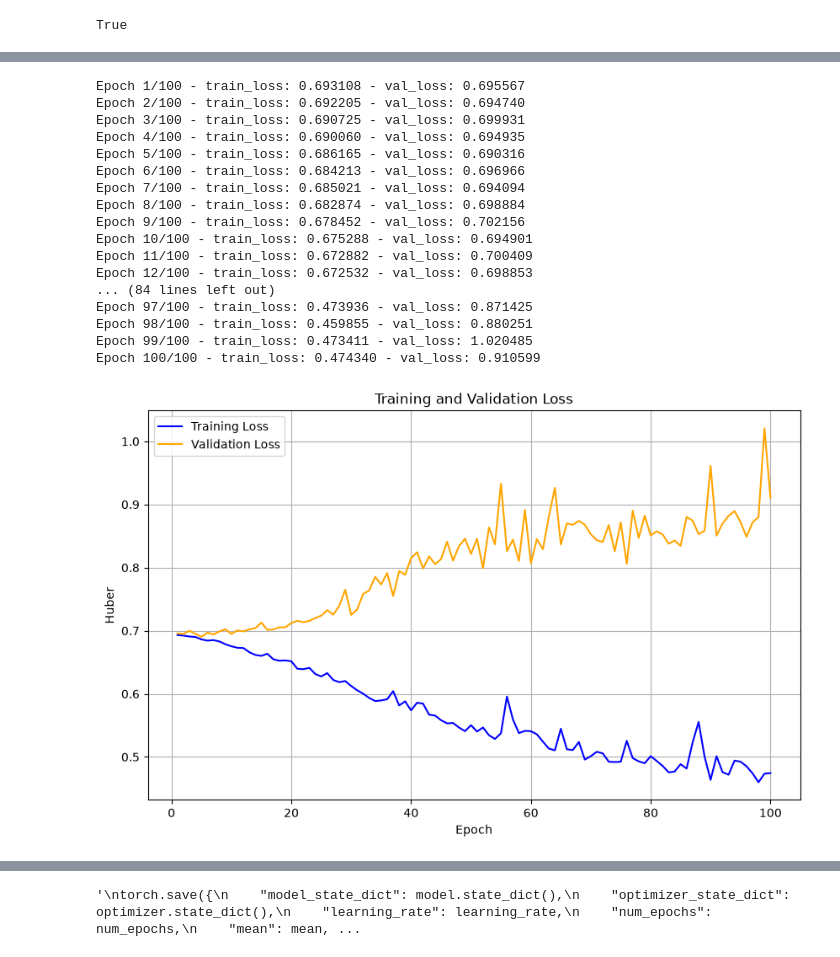
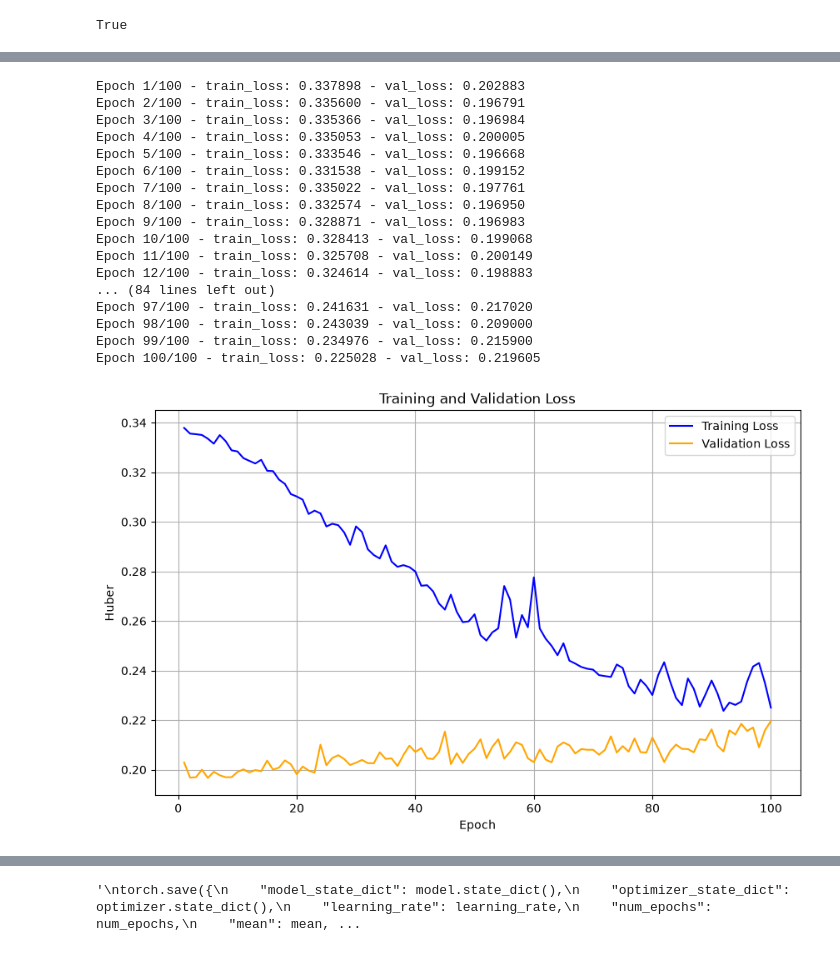
Before and after one commit to SANIC6/Bitcoin-Predictor, a Jupyter notebook: model 2.ipynb, the cells around one changed output, grey strips where cells are left out. Saved outputs shown, nothing was run; the diff lists cells and outputs as text; code cells hidden in the pictures.

```diff
--- a/model 2.ipynb
+++ b/model 2.ipynb
@@ -132,38 +91,27 @@ plt.show()
 values = df_combined[["price", "volume", 'log_return',
                        'log_return_lag2', 'log_return_lag1', 'volatility_6', 'volume_change']].to_numpy(dtype=np.float32)
 
-# Split into features (cols 0..6) and target (col 7) BEFORE scaling
-features = values[:, :7]
-targets  = values[:, 7]
+train_end = int(len(values) * 0.7)
+val_end = int(len(values) * 0.85)
 
-# Split by time FIRST so the scaler fits on TRAIN only
-train_end = int(len(features) * 0.7)
-val_end   = int(len(features) * 0.85)
+train = values[:train_end]
+val = values[train_end:val_end]
+test = values[val_end:]
 
-train_features = features[:train_end]
-val_features   = features[train_end:val_end]
-test_features  = features[val_end:]
-
-# Fit scaler on TRAIN features only
-mean = train_features.mean(axis=0)
-std  = train_features.std(axis=0)
+# Fit scaler on TRAIN only
+mean = train.mean(axis=0)
+std = train.std(axis=0)
 std[std == 0] = 1.0
 
-# Normalize features only — targets stay raw 0/1
-train_features = (train_features - mean) / std
-val_features   = (val_features - mean) / std
-test_features  = (test_features - mean) / std
+train = (train - mean) / std
+val = (val - mean) / std
+test = (test - mean) / std
 
-# Recombine: normalized features + untouched target
-train = np.column_stack([train_features, targets[:train_end]])
-val   = np.column_stack([val_features,   targets[train_end:val_end]])
-test  = np.column_stack([test_features,  targets[val_end:]])
-
-def windows(data, seq_len=30):
+def windows(data, seq_len=12):
     X, y = [], []
     for i in range(len(data) - seq_len):
         X.append(data[i:i + seq_len])
-        y.append(data[i + seq_len, 7])  # next log_return
+        y.append(data[i + seq_len, 2])  # next price
     return np.asarray(X, dtype=np.float32), np.asarray(y, dtype=np.float32)
 
 X_train, y_train = windows(train)
@@ -272,53 +201,53 @@ import matplotlib.pyplot as plt
 
 learning_rate = 0.01
 num_epochs = 100
-criterion = nn.BCELoss()
+criterion = nn.HuberLoss()
 optimizer = optim.Adam(model.parameters(), lr=learning_rate)
 
 training_loss = []
 testing_loss = []
 
 for epoch in range(num_epochs):
     train_model(
         model,
         train_data_loader,
         val_data_loader,
         optimizer,
         criterion,
         epoch,
         num_epochs,
         training_loss,
         testing_loss
     )
 
 plt.figure(figsize=(10, 6))
 plt.plot(range(1, len(training_loss) + 1), training_loss, label="Training Loss", color="blue")
 plt.plot(range(1, len(testing_loss) + 1), testing_loss, label="Validation Loss", color="orange")
 plt.xlabel("Epoch")
 plt.ylabel("Huber")
 plt.title("Training and Validation Loss")
 plt.legend()
 plt.grid(True)
 plt.show()
 # %% [output]
-Epoch 1/100 - train_loss: 0.693108 - val_loss: 0.695567
-Epoch 2/100 - train_loss: 0.692205 - val_loss: 0.694740
-Epoch 3/100 - train_loss: 0.690725 - val_loss: 0.699931
-Epoch 4/100 - train_loss: 0.690060 - val_loss: 0.694935
-Epoch 5/100 - train_loss: 0.686165 - val_loss: 0.690316
-Epoch 6/100 - train_loss: 0.684213 - val_loss: 0.696966
-Epoch 7/100 - train_loss: 0.685021 - val_loss: 0.694094
-Epoch 8/100 - train_loss: 0.682874 - val_loss: 0.698884
-Epoch 9/100 - train_loss: 0.678452 - val_loss: 0.702156
-Epoch 10/100 - train_loss: 0.675288 - val_loss: 0.694901
-Epoch 11/100 - train_loss: 0.672882 - val_loss: 0.700409
-Epoch 12/100 - train_loss: 0.672532 - val_loss: 0.698853
+Epoch 1/100 - train_loss: 0.337898 - val_loss: 0.202883
+Epoch 2/100 - train_loss: 0.335600 - val_loss: 0.196791
+Epoch 3/100 - train_loss: 0.335366 - val_loss: 0.196984
+Epoch 4/100 - train_loss: 0.335053 - val_loss: 0.200005
+Epoch 5/100 - train_loss: 0.333546 - val_loss: 0.196668
+Epoch 6/100 - train_loss: 0.331538 - val_loss: 0.199152
+Epoch 7/100 - train_loss: 0.335022 - val_loss: 0.197761
+Epoch 8/100 - train_loss: 0.332574 - val_loss: 0.196950
+Epoch 9/100 - train_loss: 0.328871 - val_loss: 0.196983
+Epoch 10/100 - train_loss: 0.328413 - val_loss: 0.199068
+Epoch 11/100 - train_loss: 0.325708 - val_loss: 0.200149
+Epoch 12/100 - train_loss: 0.324614 - val_loss: 0.198883
 ... (84 lines left out)
-Epoch 97/100 - train_loss: 0.473936 - val_loss: 0.871425
-Epoch 98/100 - train_loss: 0.459855 - val_loss: 0.880251
-Epoch 99/100 - train_loss: 0.473411 - val_loss: 1.020485
-Epoch 100/100 - train_loss: 0.474340 - val_loss: 0.910599
+Epoch 97/100 - train_loss: 0.241631 - val_loss: 0.217020
+Epoch 98/100 - train_loss: 0.243039 - val_loss: 0.209000
+Epoch 99/100 - train_loss: 0.234976 - val_loss: 0.215900
+Epoch 100/100 - train_loss: 0.225028 - val_loss: 0.219605
-[figure, old version]
+[figure, new version]
 # %%
 model.eval()
 
```
Also changed, not shown: parts of 9 cells of this notebook.
